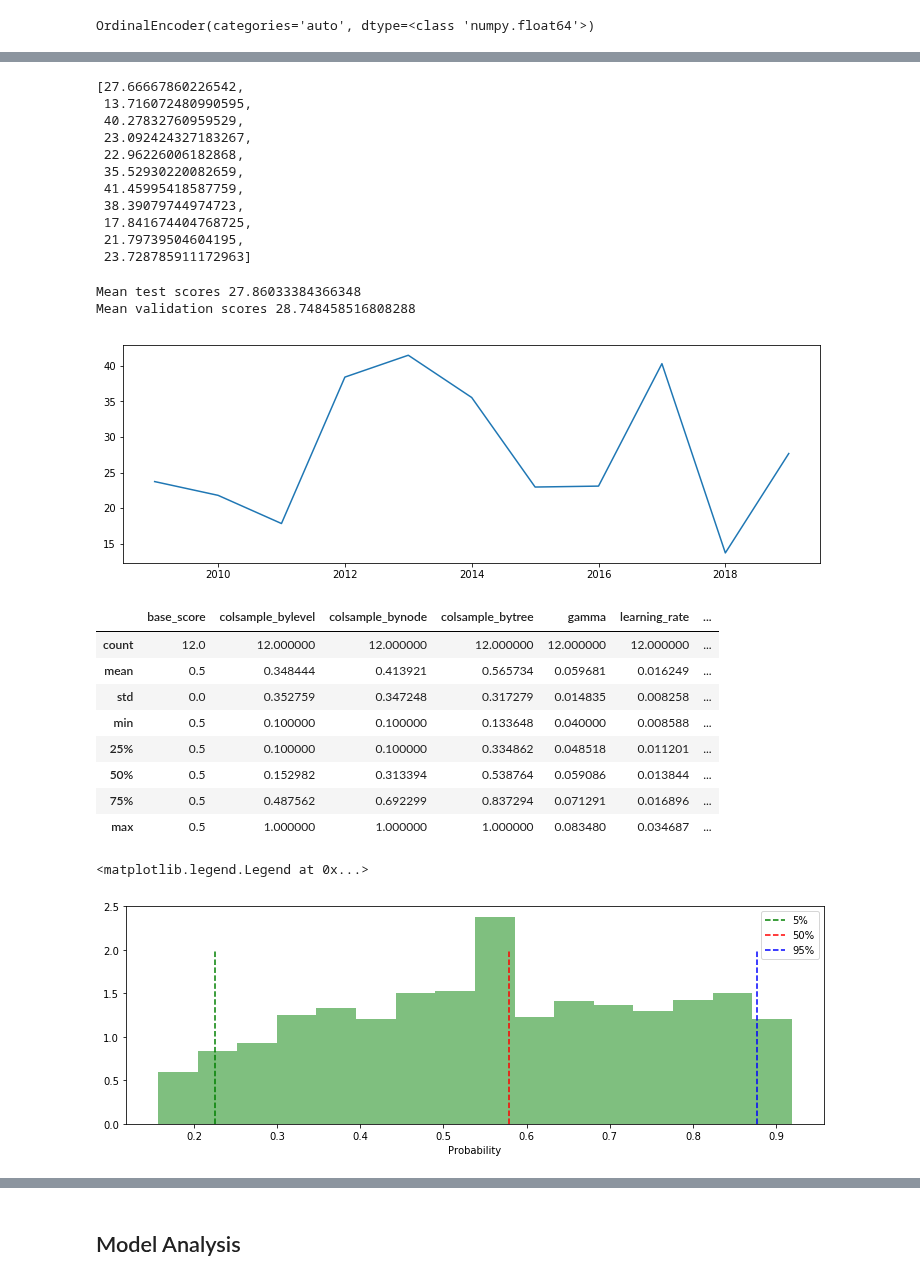
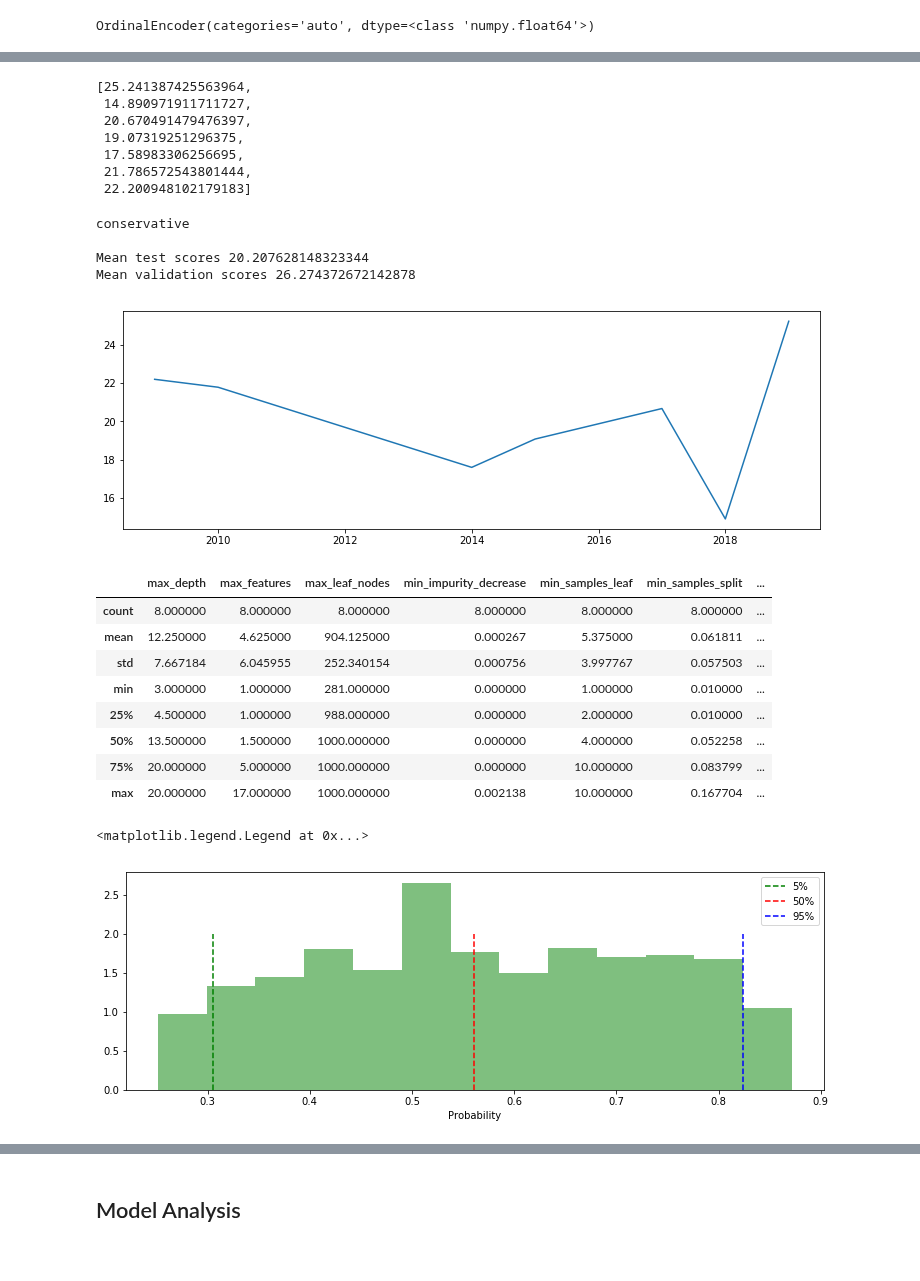
Before and after one commit to toddniven/AFL-Monash-comp, a Jupyter notebook: AFL historical model.ipynb, the cells around one changed output, grey strips where cells are left out. Drawn from its saved outputs; the diff is of its cells as text; code cells hidden in the pictures.

Commit message:
Looking back 5 rounds into the previous season for training data. Tricky dealing with new teams like GWS.

```diff
--- a/AFL historical model.ipynb
+++ b/AFL historical model.ipynb
@@ -117,23 +119,25 @@ y_list = []
 rnd = 1 #Filter out rounds before this number
 
 ## Easy seasons 11, 12, 13, 16 [8,7,6,3]. Remove to build conservative models
-cons = [] #[8,7,6,3]
+cons = [8,7,6,3]
 if cons:
     seasons = [i for i in range(12) if i not in cons]
 else:
-    seasons = range(12)
+    seasons = range(13)
 
 for i in seasons:
-    X = np.load('training-all/training-'+str(2019-i)+'.npy')
+    X = np.load('training-hist/training-'+str(2019-i)+'.npy')
 
     mask = np.isnan(X).any(axis=1)
-    index = np.where(mask==True)[0][0] ## X8 has a row containing nulls
-    X = np.delete(X, index, 0)
+    if mask.sum() > 0:
+        index = np.where(mask==True)[0][0] ## X8 has a row containing nulls
+        X = np.delete(X, index, 0)
     mask2 = np.array([(row[0] >= rnd) for row in X])
     X_list.append(X[mask2])
 
-    y = np.load('training-all/results-'+str(2019-i)+'.npy')
-    y = np.delete(y, index, 0)
+    y = np.load('training-hist/results-'+str(2019-i)+'.npy')
+    if mask.sum() > 0:
+        y = np.delete(y, index, 0)
     y_list.append(y[mask2])
 
 X = np.concatenate(X_list, axis=0)
@@ -233,49 +224,50 @@ test score: 23.728785911172963
+# %%
+from modelling.training_RF import Training
+scores, val_scores, best_models = Training(n_calls=50).trainB(X_list, y_list, n_points=1, cv=5)
 # %%
 scores = scores[1:]
 val_scores = val_scores[1:]
 scores
 # %% [output]
-[27.66667860226542,
- 13.716072480990595,
- 40.27832760959529,
- 23.092424327183267,
- 22.96226006182868,
- 35.52930220082659,
- 41.45995418587759,
- 38.39079744974723,
- 17.841674404768725,
- 21.79739504604195,
- 23.728785911172963]
+[25.241387425563964,
+ 14.890971911711727,
+ 20.670491479476397,
+ 19.07319251296375,
+ 17.58983306256695,
+ 21.786572543801444,
+ 22.200948102179183]
 # %%
 plt.figure(figsize=(12.5,4))
 if cons:
     print('conservative')
-    x_labels = [2019-i for i in range(12) if i not in cons]
+    x_labels = [2019-i for i in range(11) if i not in cons]
     plt.plot(x_labels, scores)
 else:
     plt.plot([2019-i for i in range(11)], scores)
 print("")
 print("Mean test scores", np.mean(scores))
 print("Mean validation scores", np.mean(val_scores))
 # %% [output]
-Mean test scores 27.86033384366348
-Mean validation scores 28.748458516808288
+conservative
+
+Mean test scores 20.207628148323344
+Mean validation scores 26.274372672142878
-[figure, old version]
+[figure, new version]
 # %%
 rows = []
 for model in best_models:
     rows.append(model.get_params())
 pd.DataFrame(rows).describe()
 # %% [output]
-|  | base_score | colsample_bylevel | colsample_bynode | colsample_bytree | gamma | learning_rate | ... |
-| count | 12.0 | 12.000000 | 12.000000 | 12.000000 | 12.000000 | 12.000000 | ... |
-| mean | 0.5 | 0.348444 | 0.413921 | 0.565734 | 0.059681 | 0.016249 | ... |
-| std | 0.0 | 0.352759 | 0.347248 | 0.317279 | 0.014835 | 0.008258 | ... |
-| min | 0.5 | 0.100000 | 0.100000 | 0.133648 | 0.040000 | 0.008588 | ... |
-| 25% | 0.5 | 0.100000 | 0.100000 | 0.334862 | 0.048518 | 0.011201 | ... |
-| 50% | 0.5 | 0.152982 | 0.313394 | 0.538764 | 0.059086 | 0.013844 | ... |
-| 75% | 0.5 | 0.487562 | 0.692299 | 0.837294 | 0.071291 | 0.016896 | ... |
-| max | 0.5 | 1.000000 | 1.000000 | 1.000000 | 0.083480 | 0.034687 | ... |
+|  | max_depth | max_features | max_leaf_nodes | min_impurity_decrease | min_samples_leaf | min_samples_split | ... |
+| count | 8.000000 | 8.000000 | 8.000000 | 8.000000 | 8.000000 | 8.000000 | ... |
+| mean | 12.250000 | 4.625000 | 904.125000 | 0.000267 | 5.375000 | 0.061811 | ... |
+| std | 7.667184 | 6.045955 | 252.340154 | 0.000756 | 3.997767 | 0.057503 | ... |
+| min | 3.000000 | 1.000000 | 281.000000 | 0.000000 | 1.000000 | 0.010000 | ... |
+| 25% | 4.500000 | 1.000000 | 988.000000 | 0.000000 | 2.000000 | 0.010000 | ... |
+| 50% | 13.500000 | 1.500000 | 1000.000000 | 0.000000 | 4.000000 | 0.052258 | ... |
+| 75% | 20.000000 | 5.000000 | 1000.000000 | 0.000000 | 10.000000 | 0.083799 | ... |
+| max | 20.000000 | 17.000000 | 1000.000000 | 0.002138 | 10.000000 | 0.167704 | ... |
 # %%
 plt.figure(figsize=(12.5,4))
 line_height = 2
@@ -289,7 +281,7 @@ plt.xlabel('Probability')
 plt.legend()
 # %% [output]
 <matplotlib.legend.Legend at 0x...>
-[figure, old version]
+[figure, new version]
 # %%
 from helper_functions.functions import Helpers
 
```
Also changed, not shown: parts of 25 cells of this notebook, 3 other files.
